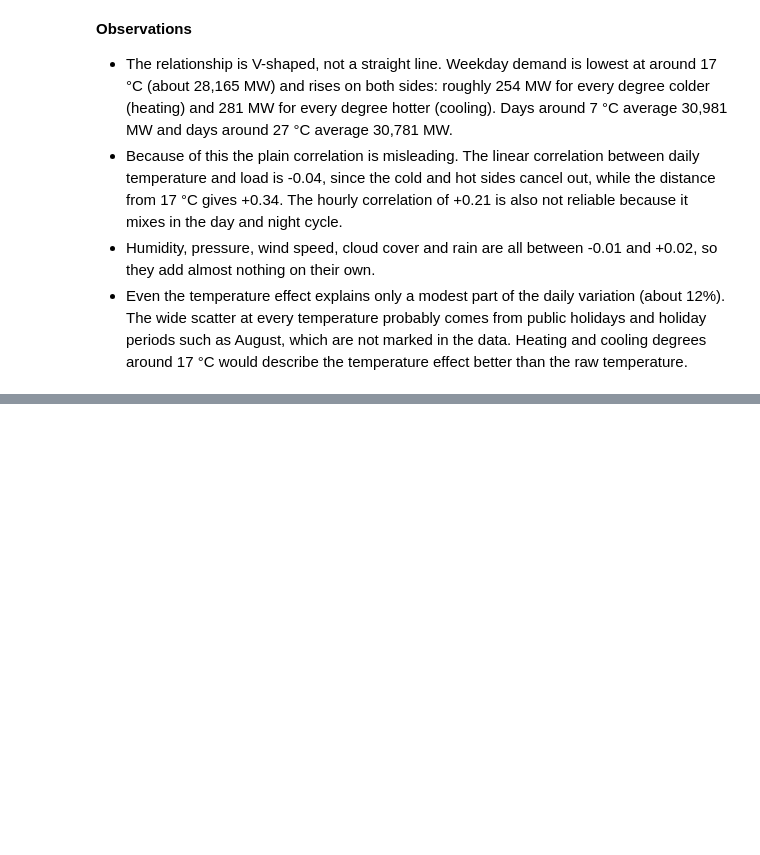
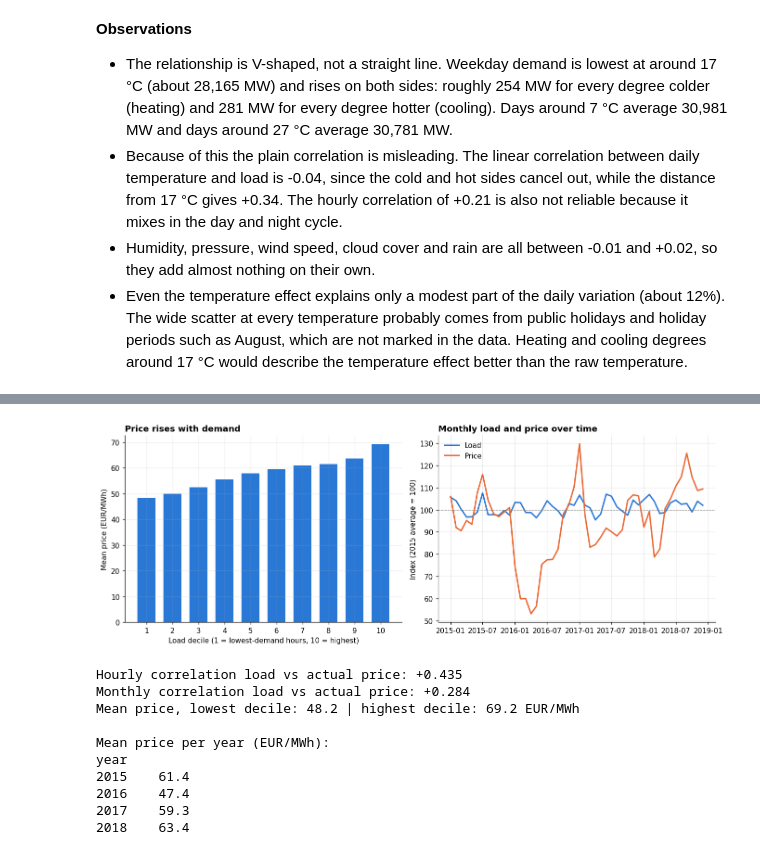
Before and after one commit to Keaane/Energy-demand-time-series-pipeline., a Jupyter notebook: task1_eda/Task1_Preprocessing_EDA.ipynb, the cells around one changed output, grey strips where cells are left out. Drawn from its saved outputs; the diff is of its cells as text; code cells hidden in the pictures; blank space fills up the shorter version.

Commit message:
Add Q6: price and demand

```diff
--- a/task1_eda/Task1_Preprocessing_EDA.ipynb
+++ b/task1_eda/Task1_Preprocessing_EDA.ipynb
@@ -754,0 +758,41 @@ temp_mean
+# %%
+df["load_decile"] = pd.qcut(df[TARGET], 10, labels=False) + 1
+price_by_decile = df.groupby("load_decile")["price actual"].mean()
+
+monthly_lp = df[[TARGET, "price actual"]].tz_convert(LOCAL_TZ).resample("MS").mean()
+indexed = monthly_lp / monthly_lp.iloc[:12].mean() * 100
+
+fig, axes = plt.subplots(1, 2, figsize=(12.5, 4.6))
+axes[0].bar(price_by_decile.index, price_by_decile.values, color=BLUE, width=0.7)
+axes[0].set_xticks(range(1, 11))
+axes[0].set_xlabel("Load decile (1 = lowest-demand hours, 10 = highest)")
+axes[0].set_ylabel("Mean price (EUR/MWh)")
+axes[0].set_title("Price rises with demand")
+
+axes[1].plot(indexed.index, indexed[TARGET], color=BLUE, lw=2, label="Load")
+axes[1].plot(indexed.index, indexed["price actual"], color=ORANGE, lw=2, label="Price")
+axes[1].axhline(100, color=GRAY, lw=0.8, ls="--")
+axes[1].set_ylabel("Index (2015 average = 100)")
+axes[1].set_title("Monthly load and price over time")
+axes[1].legend()
+fig.tight_layout()
+save(fig, "1B_q6_price_vs_load")
+plt.show()
+
+print(f"Hourly correlation load vs actual price: {df[[TARGET, 'price actual']].corr().iloc[0, 1]:+.3f}")
+print(f"Monthly correlation load vs actual price: {monthly_lp.corr().iloc[0, 1]:+.3f}")
+print(f"Mean price, lowest decile: {price_by_decile.iloc[0]:.1f} | highest decile: {price_by_decile.iloc[-1]:.1f} EUR/MWh")
+print("\nMean price per year (EUR/MWh):")
+print(df.groupby("year")["price actual"].mean().round(1).to_string())
+# %% [output]
+[figure, added]
+Hourly correlation load vs actual price: +0.435
+Monthly correlation load vs actual price: +0.284
+Mean price, lowest decile: 48.2 | highest decile: 69.2 EUR/MWh
+
+Mean price per year (EUR/MWh):
+year
+2015    61.4
+2016    47.4
+2017    59.3
+2018    63.4
```
Also changed, not shown: parts of 2 cells of this notebook, 1 other file.
